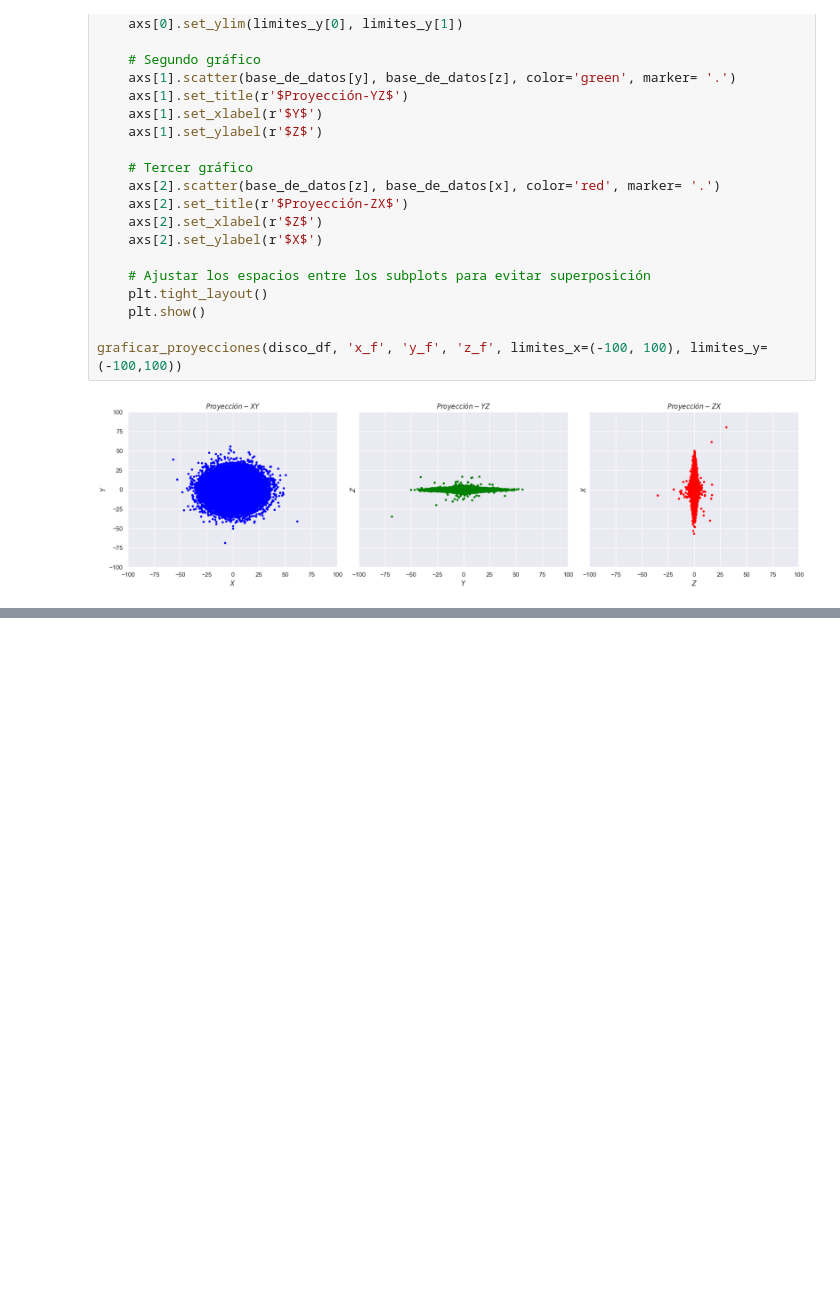
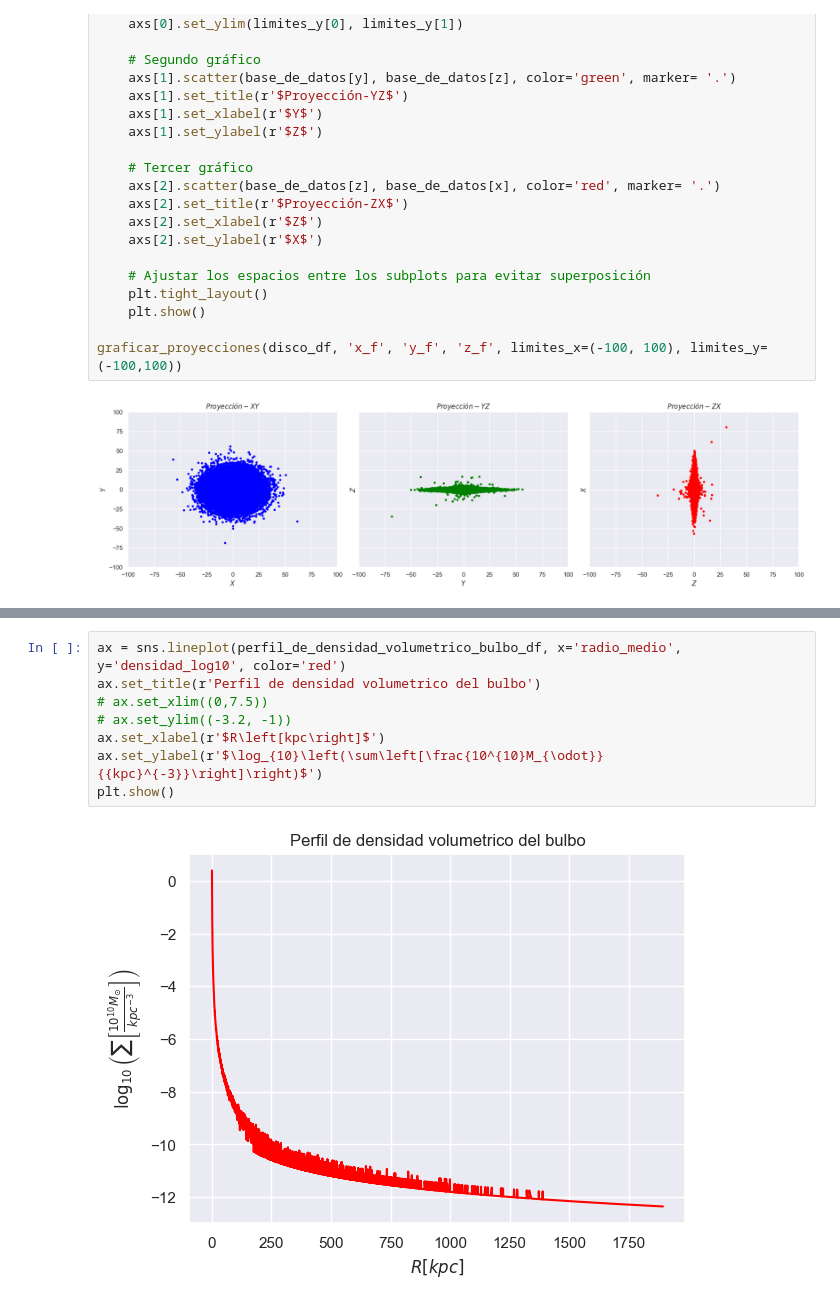
Before and after one commit to sperezp23/Analizador_de_Galaxias, a Jupyter notebook: Ensayos.ipynb, the cells around one changed output, grey strips where cells are left out. Saved outputs shown, nothing was run; the diff lists cells and outputs as text; blank space fills up the shorter version.

```diff
--- a/Ensayos.ipynb
+++ b/Ensayos.ipynb
@@ -255,0 +291,10 @@ plt.show()
+# %%
+ax = sns.lineplot(perfil_de_densidad_volumetrico_bulbo_df, x='radio_medio', y='densidad_log10', color='red')
+ax.set_title(r'Perfil de densidad volumetrico del bulbo')
+# ax.set_xlim((0,7.5))
+# ax.set_ylim((-3.2, -1))
+ax.set_xlabel(r'$R\left[kpc\right]$')
+ax.set_ylabel(r'$\log_{10}\left(\sum\left[\frac{10^{10}M_{\odot}}{{kpc}^{-3}}\right]\right)$')
+plt.show()
+# %% [output]
+[figure, added]
```
Also changed, not shown: parts of 4 cells of this notebook.
